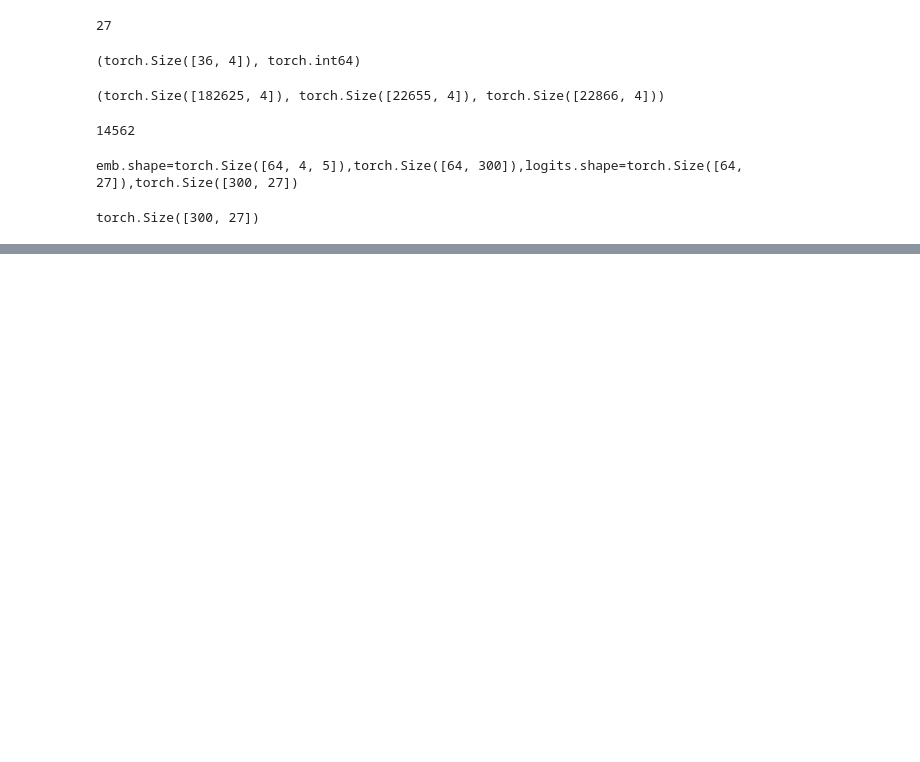
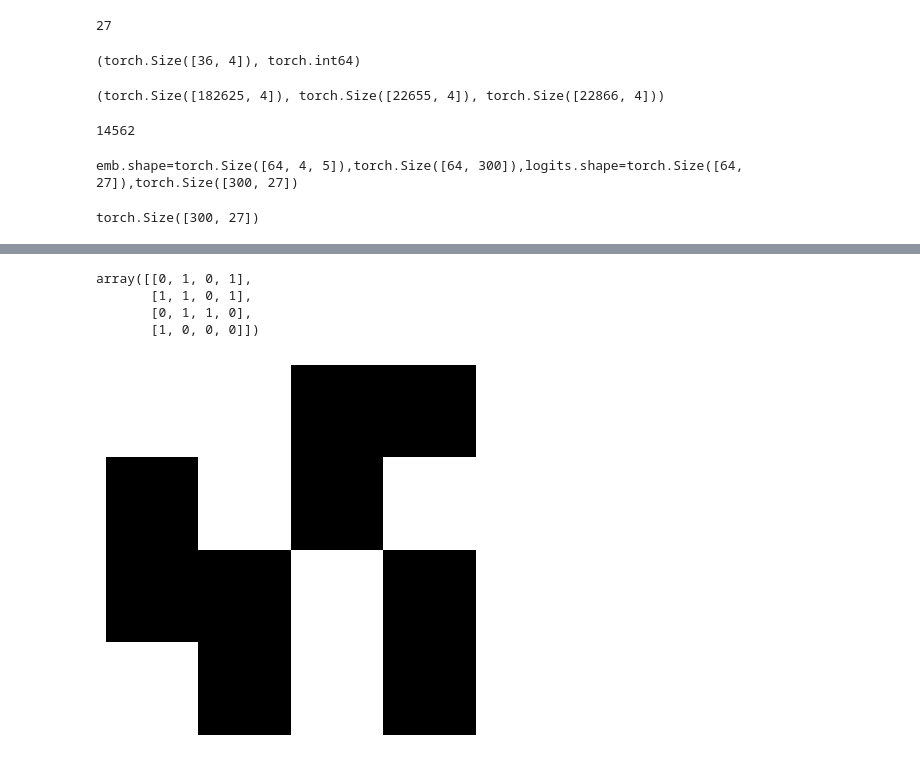
Before and after one commit to tanvirulz/funloop, a Jupyter notebook: ML/mlp.ipynb, the cells around one changed output, grey strips where cells are left out. Saved outputs shown, nothing was run; the diff lists cells and outputs as text; code cells hidden in the pictures; blank space fills up the shorter version.

```diff
--- a/ML/mlp.ipynb
+++ b/ML/mlp.ipynb
@@ -241,0 +247,23 @@ plt.grid('minor')
+# %%
+# height width
+
+h,w = 4,4
+
+s1 = np.zeros([h,w],dtype="int64")
+
+for i in range(h):
+    for j in range(w):
+        s1[i,j] = np.random.choice([0, 1])
+# s1 = np.ones([h,w]) - s1
+s1
+# %% [output]
+array([[0, 1, 0, 1],
+       [1, 1, 0, 1],
+       [0, 1, 1, 0],
+       [1, 0, 0, 0]])
+# %%
+plt.imshow(s1, cmap='gray', vmin=0, vmax=1)
+plt.axis('off')  # Optional: remove axis ticks
+plt.show()
+# %% [output]
+[figure, added]
```
Also changed, not shown: parts of 21 cells of this notebook.
